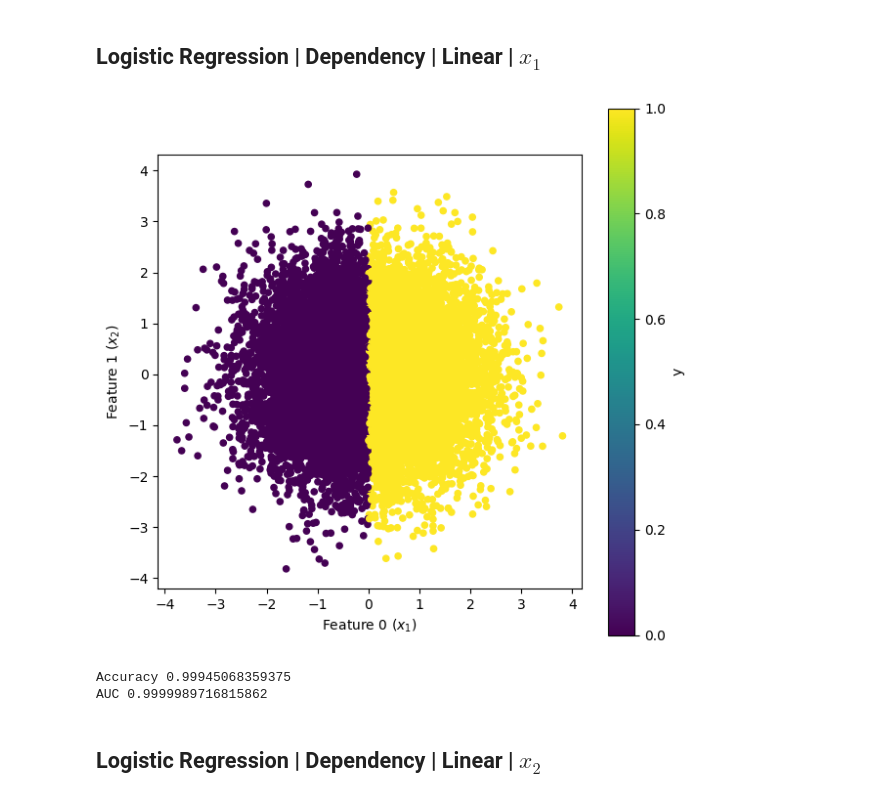
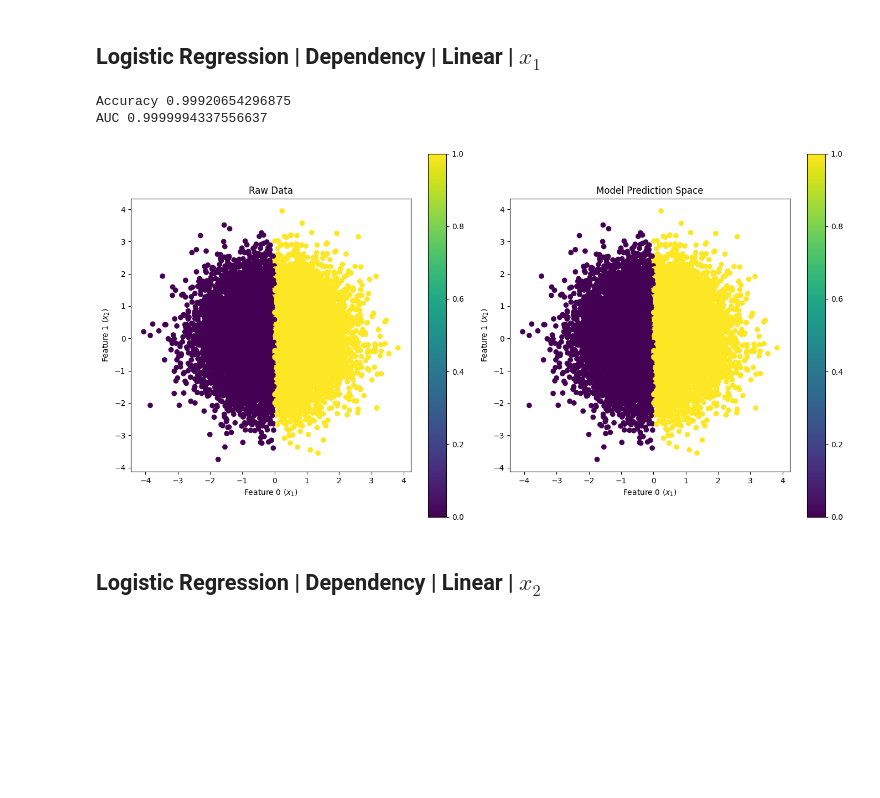
Before and after one commit to fermibot/python-projects, a Jupyter notebook: MachineLearning/MachineLearning_LogisticRegression/MachineLearning_LogisticRegression.ipynb, the cells around one changed output. Cells and saved outputs as stored; diff of their text form; code cells hidden in the pictures; blank space fills up the shorter version.

```diff
--- a/MachineLearning/MachineLearning_LogisticRegression/MachineLearning_LogisticRegression.ipynb
+++ b/MachineLearning/MachineLearning_LogisticRegression/MachineLearning_LogisticRegression.ipynb
@@ -55,35 +55,48 @@ def print_separator():
 config = Config()
 
 
-def plot_custom(df_pandas, plot_label: str=''):
-    ax = df_pandas.plot.scatter(x=0, y=1, c='y', figsize=(7, 7), colormap='viridis')
+def plot_custom(df_pandas, ax=None, title=''):
+    if ax is None:
+        fig, ax = plt.subplots(figsize=(7, 7))
 
-    # Set the aspect ratio to 1:1 (equal)
+    # Create scatter plot on the provided axes
+    scatter = ax.scatter(df_pandas.iloc[:, 0], df_pandas.iloc[:, 1], c=df_pandas['y'], cmap='viridis')
     ax.set_aspect('equal', adjustable='box')
-
-    # Set labels for clarity
     ax.set_xlabel('Feature 0 ($x_1$)')
     ax.set_ylabel('Feature 1 ($x_2$)')
-
-    plt.savefig(plot_label)
-    plt.show()
+    ax.set_title(title)
+    plt.colorbar(scatter, ax=ax)  # Add colorbar to show class labels
 
 def fit_custom(df_pandas, show_predicted=False):
-    plot_custom(df_pandas)
     logistic = LogisticRegression()
-    logistic.fit(df_pandas[['x1','x2']], df_pandas['y'])
-    logistic_score = logistic.score(df_pandas[['x1', 'x2']], y)
+    X = df_pandas[['x1', 'x2']]
+    y = df_pandas['y']
+
+    logistic.fit(X, y)
+    logistic_score = logistic.score(X, y)
     print("Accuracy", logistic_score)
 
-    y_prob = logistic.predict_proba(df_pandas[['x1','x2']])[:, 1]
+    y_prob = logistic.predict_proba(X)[:, 1]
     auc_score = roc_auc_score(y, y_prob)
     print("AUC", auc_score)
 
+    if show_predicted:
+        # Create subplots side by side
+        fig, (ax1, ax2) = plt.subplots(1, 2, figsize=(14, 7))
 
-    if show_predicted:
+        # Plot raw data
+        plot_custom(df_pandas, ax=ax1, title='Raw Data')
+
+        # Create and plot predictions
         df_predicted = df_pandas[['x1', 'x2']].copy()
-        df_predicted['y'] = logistic.predict(df_predicted)
-        plot_custom(df_predicted)
+        df_predicted['y'] = logistic.predict(X)
+        plot_custom(df_predicted, ax=ax2, title='Model Prediction Space')
+
+        plt.tight_layout()
+        plt.show()
+    else:
+        plot_custom(df_pandas, title='Raw Data')
+        plt.show()
 
 
 X = [[normalvariate() for j in range(config.x_n)] for x in range(config.size_x)]
@@ -96,14 +109,14 @@ $Y_j = \overset{2}{\underset{i=1}{\Sigma}} f_i(x_{ij}) \mid x_i \subset N(0, 1)$
 # %%
 y = [1 if x[0] > 0 else 0 for x in X]
 
 df = pd.DataFrame(X, columns=['x1', 'x2'])
 df['y'] = y
 
-fit_custom(df, show_predicted=False)
+fit_custom(df, show_predicted=True)
 # %% [output]
+Accuracy 0.99920654296875
+AUC 0.9999994337556637
-[figure, old version]
+[figure, new version]
-Accuracy 0.99945068359375
-AUC 0.9999989716815862
 # %% [markdown]
 ## Logistic Regression | Dependency | Linear | $x_2$
 # %%
```
Also changed, not shown: parts of 7 cells of this notebook.
